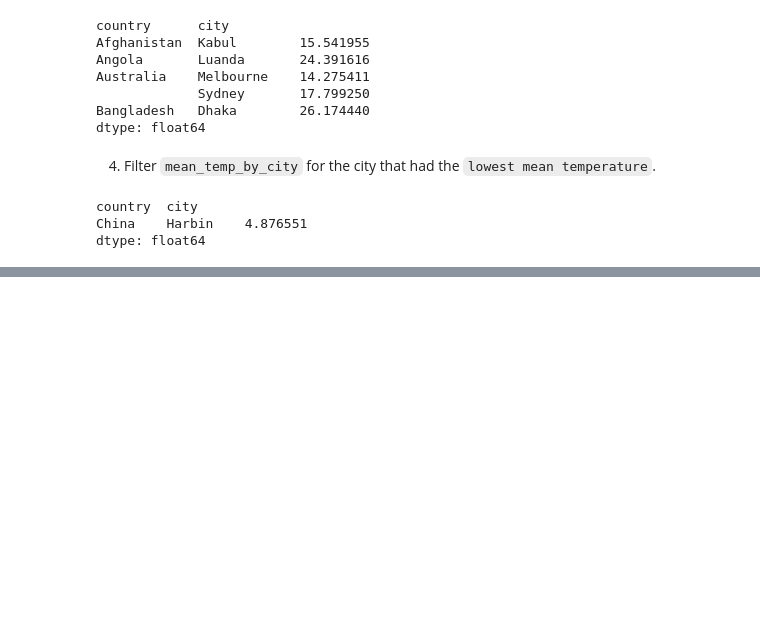
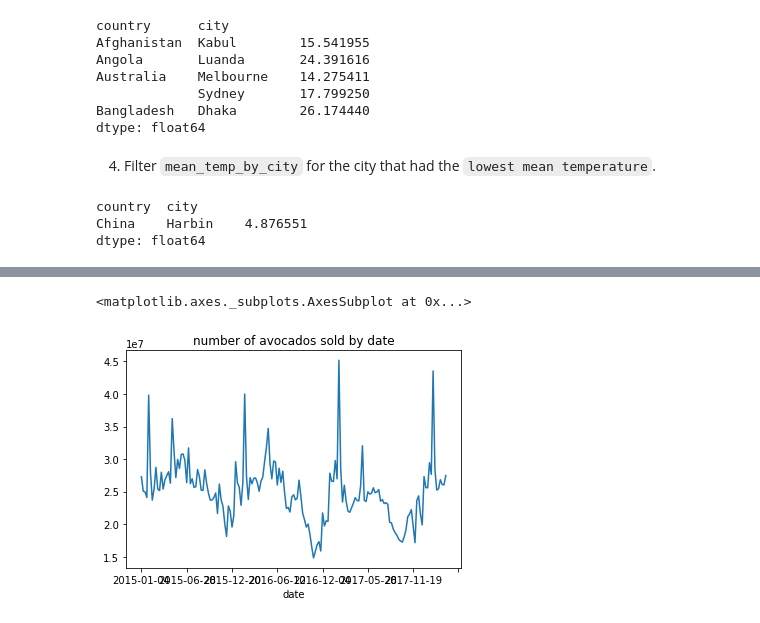
Before and after one commit to BuzzzyNYC/Data-Manipulation-in-Pandas, a Jupyter notebook: Data_Manipulation_with_Pandas.ipynb, the cells around one changed output, grey strips where cells are left out. Cells and saved outputs as stored; diff of their text form; code cells hidden in the pictures; blank space fills up the shorter version.

```diff
--- a/Data_Manipulation_with_Pandas.ipynb
+++ b/Data_Manipulation_with_Pandas.ipynb
@@ -1594,0 +1669,4 @@ dtype: float64
+# %%
+# Get the total number of avocados sold on each date
+nb_sold_by_date = avocados.groupby('date')['nb_sold'].sum()
+nb_sold_by_date.head()
@@ -1594,0 +1681,7 @@ dtype: float64
+# %%
+# Create a line plot of the number of avocados sold by date
+nb_sold_by_date.plot(kind="line", title="number of avocados sold by date")
+plt.show()
+# %% [output]
+<matplotlib.axes._subplots.AxesSubplot at 0x...>
+[figure, added]
```
Also changed, not shown: parts of 46 cells of this notebook.
